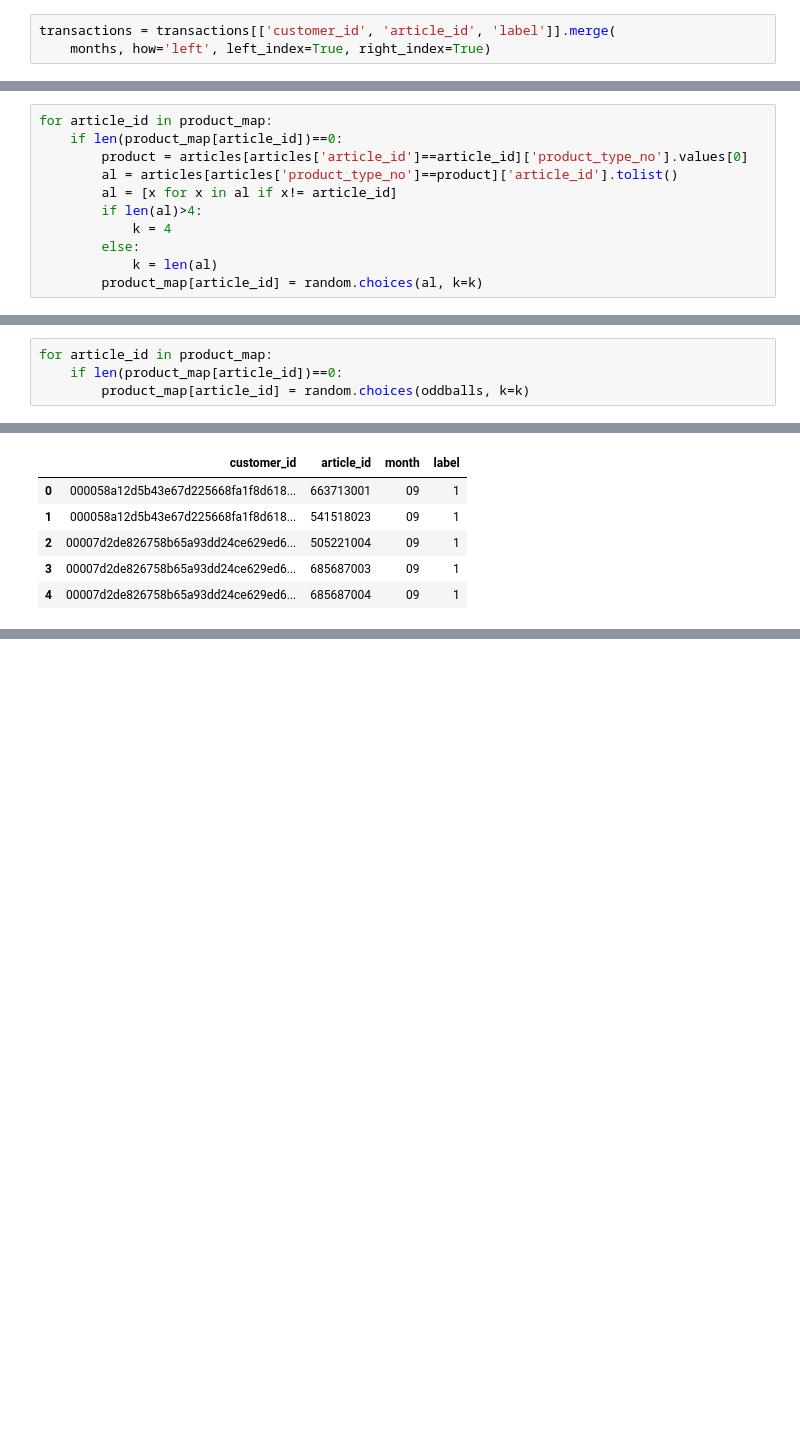
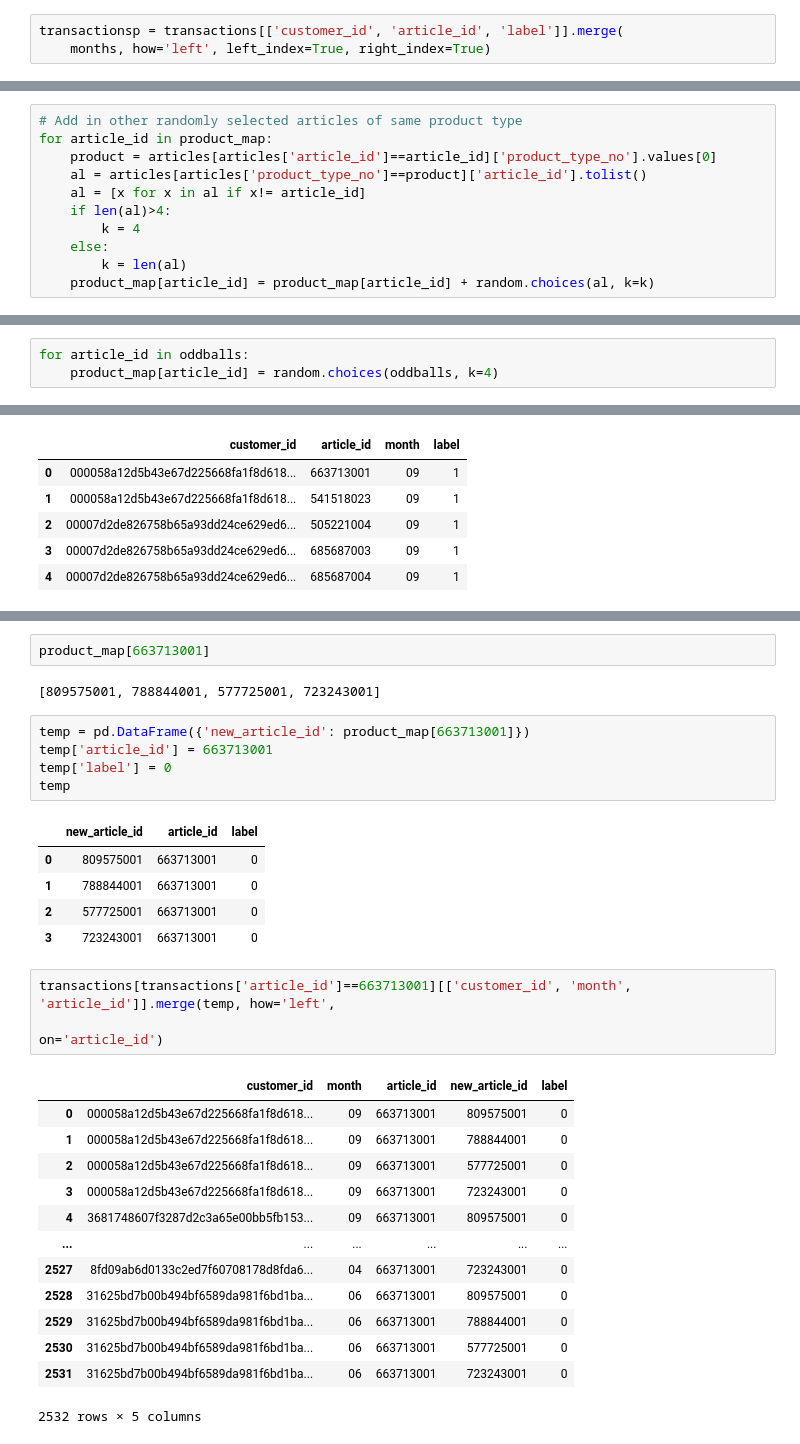
Before and after one commit to erstrong/kaggle, a Jupyter notebook: h-and-m-personalized-fashion-recommendations/Feature Engineering.ipynb, the cells around one changed output, grey strips where cells are left out. Saved outputs shown, nothing was run; the diff lists cells and outputs as text; blank space fills up the shorter version.

```diff
--- a/h-and-m-personalized-fashion-recommendations/Feature Engineering.ipynb
+++ b/h-and-m-personalized-fashion-recommendations/Feature Engineering.ipynb
@@ -295,6 +295,6 @@ months.sum()
 12    2267142
 dtype: int64
 # %%
-transactions = transactions[['customer_id', 'article_id', 'label']].merge(
+transactionsp = transactions[['customer_id', 'article_id', 'label']].merge(
     months, how='left', left_index=True, right_index=True)
 # %%
@@ -466,14 +448,14 @@ random.choices([1, 2, 3, 4, 5], k=2)
 # %%
+# Add in other randomly selected articles of same product type
 for article_id in product_map:
-    if len(product_map[article_id])==0:
-        product = articles[articles['article_id']==article_id]['product_type_no'].values[0]
-        al = articles[articles['product_type_no']==product]['article_id'].tolist()
-        al = [x for x in al if x!= article_id]
-        if len(al)>4:
-            k = 4
-        else:
-            k = len(al)
-        product_map[article_id] = random.choices(al, k=k)
+    product = articles[articles['article_id']==article_id]['product_type_no'].values[0]
+    al = articles[articles['product_type_no']==product]['article_id'].tolist()
+    al = [x for x in al if x!= article_id]
+    if len(al)>4:
+        k = 4
+    else:
+        k = len(al)
+    product_map[article_id] = product_map[article_id] + random.choices(al, k=k)
 # %%
 for article_id in product_map:
     if len(product_map[article_id])==0:
@@ -508,6 +490,5 @@ articles[articles['article_id'].isin(
 # %%
 oddballs = [532138001,615576001,670590001,795921001,816814001,816846001,832168001,850239001,880106001,920602001]
 # %%
-for article_id in product_map:
-    if len(product_map[article_id])==0:
-        product_map[article_id] = random.choices(oddballs, k=k)
+for article_id in oddballs:
+    product_map[article_id] = random.choices(oddballs, k=4)
@@ -532,0 +528,32 @@ pickle.dump(negatives, open('data/negatives.pkl', 'rb'))
+# %%
+product_map[663713001]
+# %% [output]
+[809575001, 788844001, 577725001, 723243001]
+# %%
+temp = pd.DataFrame({'new_article_id': product_map[663713001]})
+temp['article_id'] = 663713001
+temp['label'] = 0
+temp
+# %% [output]
+|  | new_article_id | article_id | label |
+| 0 | 809575001 | 663713001 | 0 |
+| 1 | 788844001 | 663713001 | 0 |
+| 2 | 577725001 | 663713001 | 0 |
+| 3 | 723243001 | 663713001 | 0 |
+# %%
+transactions[transactions['article_id']==663713001][['customer_id', 'month', 'article_id']].merge(temp, how='left',
+                                                                                    on='article_id')
+# %% [output]
+|  | customer_id | month | article_id | new_article_id | label |
+| 0 | 000058a12d5b43e67d225668fa1f8d618... | 09 | 663713001 | 809575001 | 0 |
+| 1 | 000058a12d5b43e67d225668fa1f8d618... | 09 | 663713001 | 788844001 | 0 |
+| 2 | 000058a12d5b43e67d225668fa1f8d618... | 09 | 663713001 | 577725001 | 0 |
+| 3 | 000058a12d5b43e67d225668fa1f8d618... | 09 | 663713001 | 723243001 | 0 |
+| 4 | 3681748607f3287d2c3a65e00bb5fb153... | 09 | 663713001 | 809575001 | 0 |
+| ... | ... | ... | ... | ... | ... |
+| 2527 | 8fd09ab6d0133c2ed7f60708178d8fda6... | 04 | 663713001 | 723243001 | 0 |
+| 2528 | 31625bd7b00b494bf6589da981f6bd1ba... | 06 | 663713001 | 809575001 | 0 |
+| 2529 | 31625bd7b00b494bf6589da981f6bd1ba... | 06 | 663713001 | 788844001 | 0 |
+| 2530 | 31625bd7b00b494bf6589da981f6bd1ba... | 06 | 663713001 | 577725001 | 0 |
+| 2531 | 31625bd7b00b494bf6589da981f6bd1ba... | 06 | 663713001 | 723243001 | 0 |
+2532 rows × 5 columns
```
Also changed, not shown: parts of 22 cells of this notebook.
